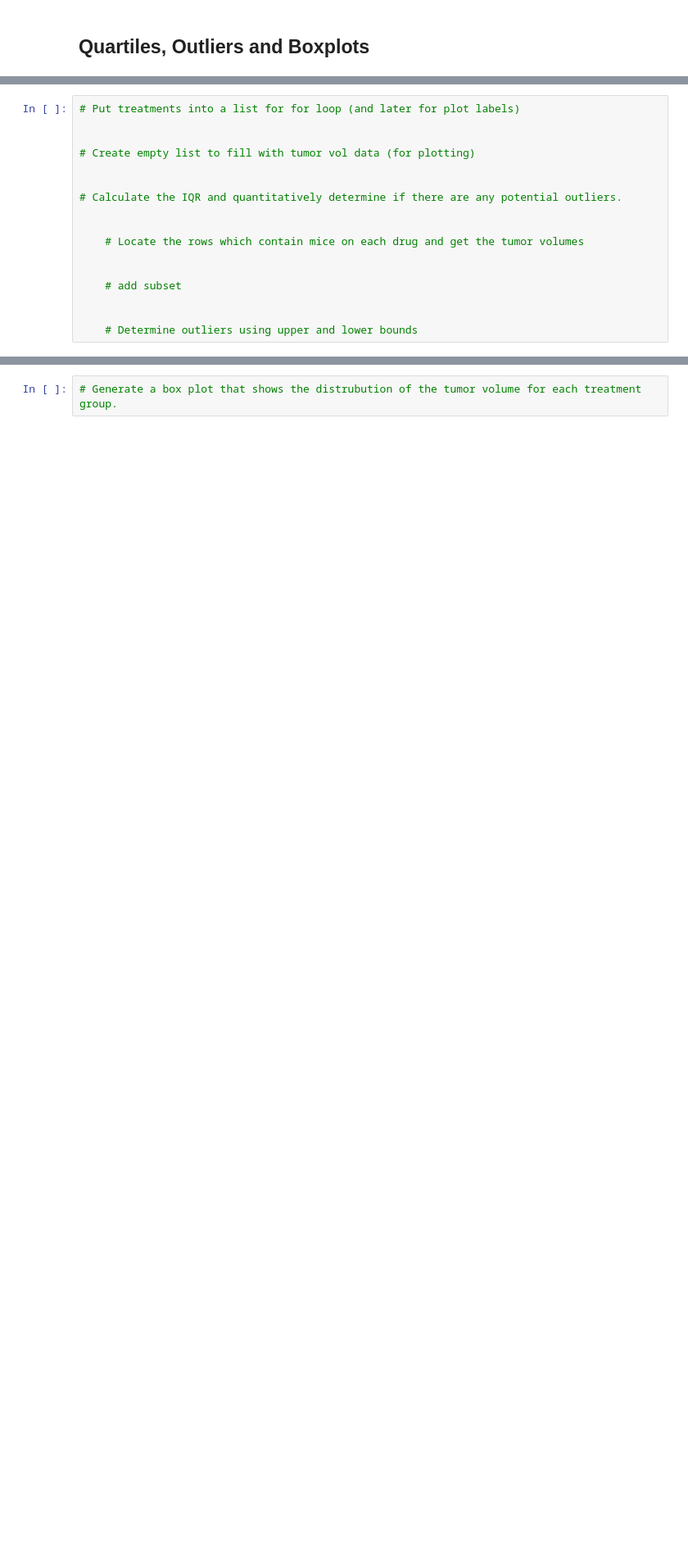
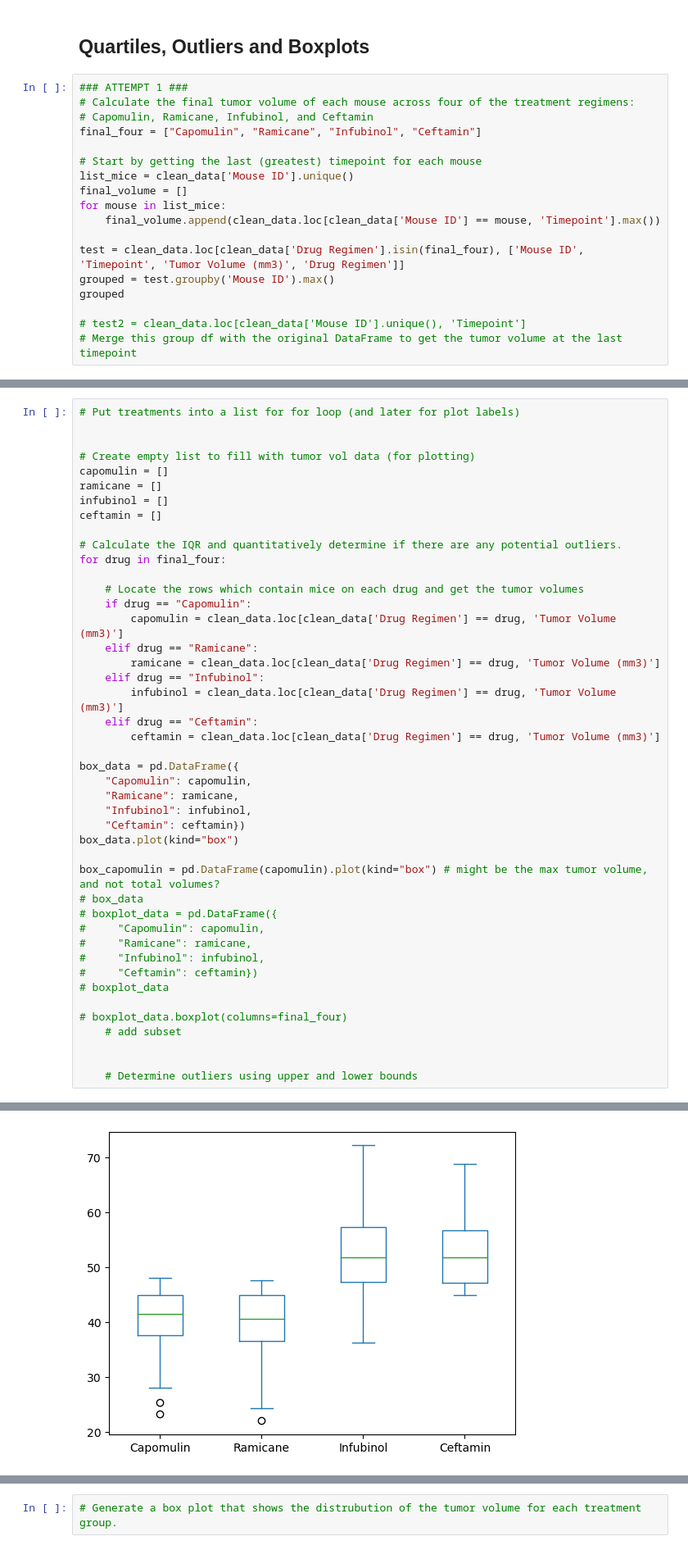
Before and after one commit to alyssahondrade/matplotlib-challenge, a Jupyter notebook: pymaceuticals.ipynb, the cells around one changed output, grey strips where cells are left out. Shown at 82% size. Saved outputs shown, nothing was run; the diff lists cells and outputs as text; blank space fills up the shorter version.

Commit message:
working on boxplots

```diff
--- a/pymaceuticals.ipynb
+++ b/pymaceuticals.ipynb
@@ -280,3 +283,21 @@ plt.pie(sorted_pie_data.values, labels=sorted_pie_data.index, autopct="%.1f%%")
 [figure]
 # %% [markdown]
 ## Quartiles, Outliers and Boxplots
+# %%
+### ATTEMPT 1 ###
+# Calculate the final tumor volume of each mouse across four of the treatment regimens:
+# Capomulin, Ramicane, Infubinol, and Ceftamin
+final_four = ["Capomulin", "Ramicane", "Infubinol", "Ceftamin"]
+
+# Start by getting the last (greatest) timepoint for each mouse
+list_mice = clean_data['Mouse ID'].unique()
+final_volume = []
+for mouse in list_mice:
+    final_volume.append(clean_data.loc[clean_data['Mouse ID'] == mouse, 'Timepoint'].max())
+
+test = clean_data.loc[clean_data['Drug Regimen'].isin(final_four), ['Mouse ID', 'Timepoint', 'Tumor Volume (mm3)', 'Drug Regimen']]
+grouped = test.groupby('Mouse ID').max()
+grouped
+
+# test2 = clean_data.loc[clean_data['Mouse ID'].unique(), 'Timepoint']
+# Merge this group df with the original DataFrame to get the tumor volume at the last timepoint
@@ -293,14 +346,41 @@ plt.pie(sorted_pie_data.values, labels=sorted_pie_data.index, autopct="%.1f%%")
 
 
 # Create empty list to fill with tumor vol data (for plotting)
-
+capomulin = []
+ramicane = []
+infubinol = []
+ceftamin = []
 
 # Calculate the IQR and quantitatively determine if there are any potential outliers.
-
+for drug in final_four:
 
     # Locate the rows which contain mice on each drug and get the tumor volumes
+    if drug == "Capomulin":
+        capomulin = clean_data.loc[clean_data['Drug Regimen'] == drug, 'Tumor Volume (mm3)']
+    elif drug == "Ramicane":
+        ramicane = clean_data.loc[clean_data['Drug Regimen'] == drug, 'Tumor Volume (mm3)']
+    elif drug == "Infubinol":
+        infubinol = clean_data.loc[clean_data['Drug Regimen'] == drug, 'Tumor Volume (mm3)']
+    elif drug == "Ceftamin":
+        ceftamin = clean_data.loc[clean_data['Drug Regimen'] == drug, 'Tumor Volume (mm3)']
 
+box_data = pd.DataFrame({
+    "Capomulin": capomulin,
+    "Ramicane": ramicane,
+    "Infubinol": infubinol,
+    "Ceftamin": ceftamin})
+box_data.plot(kind="box")
 
+box_capomulin = pd.DataFrame(capomulin).plot(kind="box") # might be the max tumor volume, and not total volumes?
+# box_data
+# boxplot_data = pd.DataFrame({
+#     "Capomulin": capomulin,
+#     "Ramicane": ramicane,
+#     "Infubinol": infubinol,
+#     "Ceftamin": ceftamin})
+# boxplot_data
+
+# boxplot_data.boxplot(columns=final_four)
     # add subset
 
 
@@ -313,0 +389 @@ Ceftamin's potential outliers: Series([], Name: Tumor Volume (mm3), dtype: float
+[figure, added]
```
Also changed, not shown: parts of 10 cells of this notebook, 1 other file.
